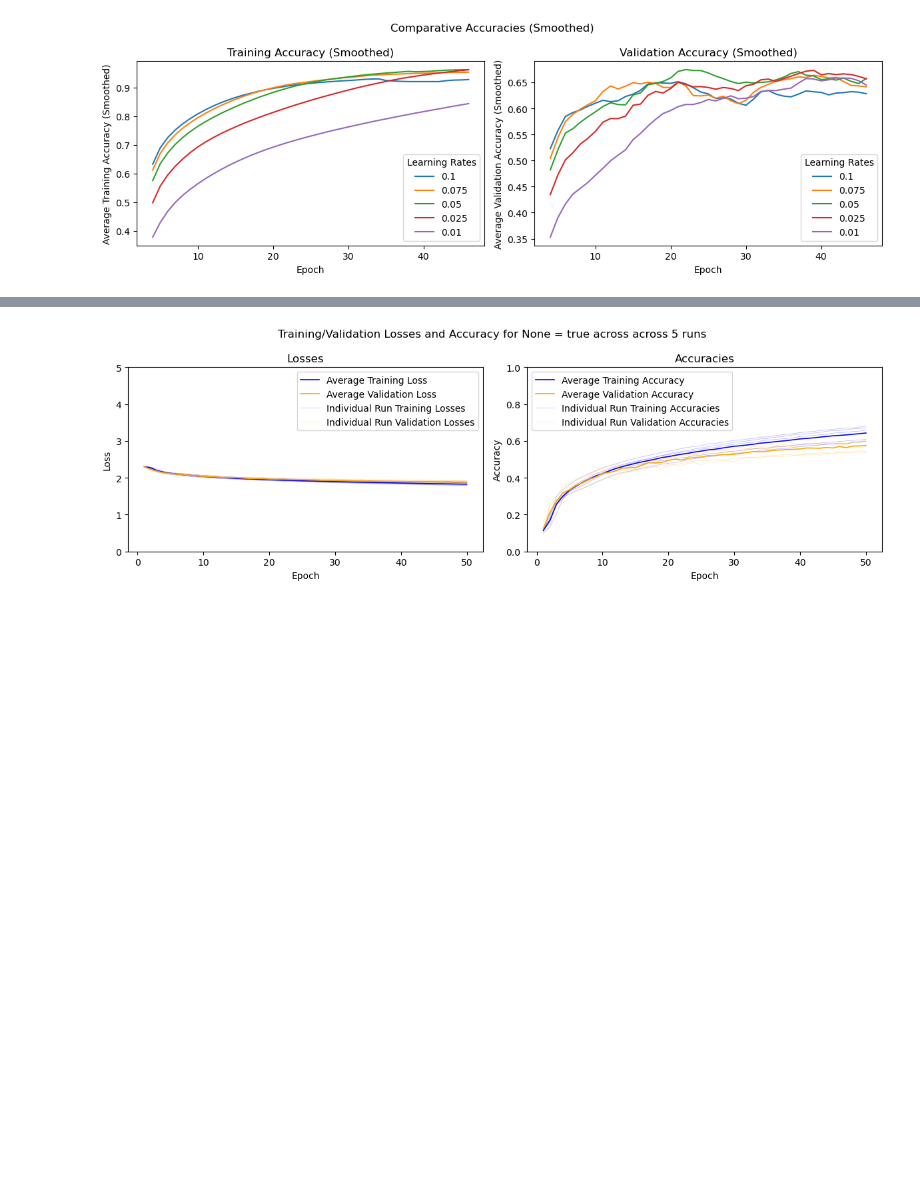
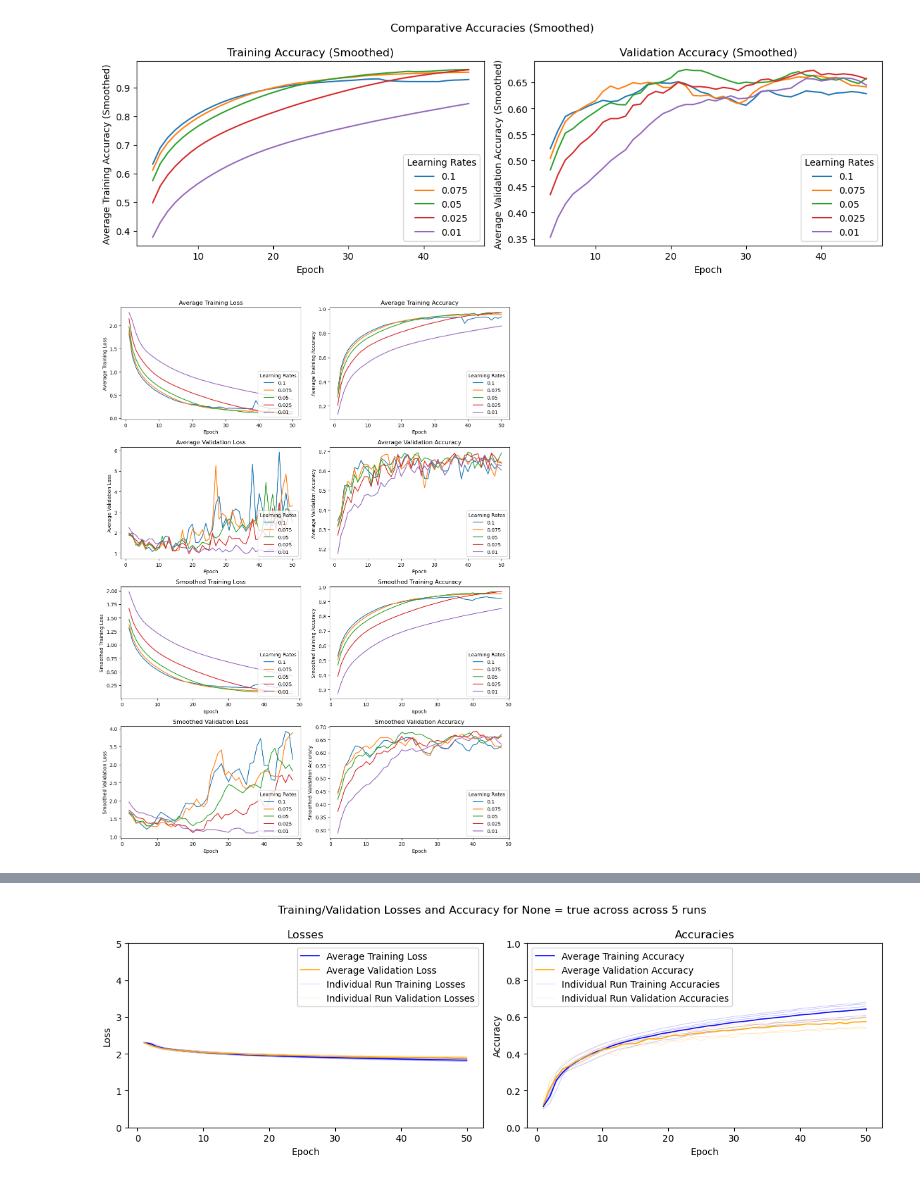
Before and after one commit to raymondfdavey/MSc_2024_NN_ASSESSMENT, a Jupyter notebook: plotting_for_figures.ipynb, the cells around one changed output, grey strips where cells are left out. Saved outputs shown, nothing was run; the diff lists cells and outputs as text; code cells hidden in the pictures; blank space fills up the shorter version.

```diff
--- a/plotting_for_figures.ipynb
+++ b/plotting_for_figures.ipynb
@@ -12,3 +12,94 @@ plot_performance_comparison_from_file(lr_data, enforce_axis=False, smooth_window
 [figure]
 [figure]
 [figure]
+# %%
+import matplotlib.pyplot as plt
+import json
+import numpy as np
+def plot_metrics(ax, results, learning_rates, num_epochs, metric_key, title, smoothed=False, smooth_window=5):
+    for lr in learning_rates:
+        if smoothed:
+            metric = np.convolve(results[lr][metric_key], np.ones(smooth_window) / smooth_window, mode='valid')
+            ax.plot(range(smooth_window // 2, num_epochs - smooth_window // 2 + 1), metric, label=str(lr))
+        else:
+            ax.plot(range(1, num_epochs + 1), results[lr][metric_key], label=str(lr))
+    ax.set_xlabel('Epoch')
+    ax.set_ylabel(title)
+    ax.set_title(title)
+    ax.legend(title='Learning Rates', loc='lower right')
+
+def plot_comparative_metrics(results, learning_rates, num_epochs, fig_title, train_key, val_key, enforce_axis=False, smoothed=False, smooth_window=5):
+    fig, (ax_train, ax_val) = plt.subplots(1, 2, figsize=(12, 4))
+    fig.suptitle(fig_title, fontsize=12)
+
+    plot_metrics(ax_train, results, learning_rates, num_epochs, train_key, f'Training {fig_title}', smoothed, smooth_window)
+    plot_metrics(ax_val, results, learning_rates, num_epochs, val_key, f'Validation {fig_title}', smoothed, smooth_window)
+
+    if enforce_axis:
+        ax_train.set_ylim(0, 1)
+        ax_val.set_ylim(0, 1)
+
+    plt.tight_layout()
+    plt.show()
+
+def plot_performance_comparison_from_file(path_to_load, enforce_axis=False, smooth_window=5):
+    with open(path_to_load, 'r') as file:
+        results = json.load(file)
+    learning_rates = list(results.keys())
+    num_epochs = len(results[learning_rates[0]]['av_train_losses'])
+
+    fig_size = (12, 16)
+    fig, ((ax_train_loss, ax_train_acc), (ax_val_loss, ax_val_acc),
+          (ax_train_loss_smoothed, ax_train_acc_smoothed),
+          (ax_val_loss_smoothed, ax_val_acc_smoothed)) = plt.subplots(4, 2, figsize=fig_size)
+
+    plot_metrics(ax_train_loss, results, learning_rates, num_epochs, 'av_train_losses', 'Average Training Loss')
+    plot_metrics(ax_train_acc, results, learning_rates, num_epochs, 'av_train_acc', 'Average Training Accuracy')
+    plot_metrics(ax_val_loss, results, learning_rates, num_epochs, 'av_val_losses', 'Average Validation Loss')
+    plot_metrics(ax_val_acc, results, learning_rates, num_epochs, 'av_val_acc', 'Average Validation Accuracy')
+    plot_metrics(ax_train_loss_smoothed, results, learning_rates, num_epochs, 'av_train_losses', 'Smoothed Training Loss', smoothed=True, smooth_window=smooth_window)
+    plot_metrics(ax_train_acc_smoothed, results, learning_rates, num_epochs, 'av_train_acc', 'Smoothed Training Accuracy', smoothed=True, smooth_window=smooth_window)
+    plot_metrics(ax_val_loss_smoothed, results, learning_rates, num_epochs, 'av_val_losses', 'Smoothed Validation Loss', smoothed=True, smooth_window=smooth_window)
+    plot_metrics(ax_val_acc_smoothed, results, learning_rates, num_epochs, 'av_val_acc', 'Smoothed Validation Accuracy', smoothed=True, smooth_window=smooth_window)
+
+    if enforce_axis:
+        for ax in [ax_val_acc, ax_val_loss, ax_train_acc, ax_train_loss,
+                   ax_val_acc_smoothed, ax_val_loss_smoothed, ax_train_acc_smoothed, ax_train_loss_smoothed]:
+            ax.set_ylim(0, 5) if 'Loss' in ax.get_ylabel() else ax.set_ylim(0, 1)
+
+    plt.tight_layout()
+    plt.show()
+
+    if len(learning_rates) > 2:
+        plot_comparative_metrics(results, learning_rates, num_epochs, 'Comparative Accuracies', 'av_train_acc', 'av_val_acc', enforce_axis)
+        plot_comparative_metrics(results, learning_rates, num_epochs, 'Comparative Accuracies (Smoothed)', 'av_train_acc', 'av_val_acc', enforce_axis, smoothed=True, smooth_window=smooth_window)
+    elif len(learning_rates) == 2:
+        fig_acc_two, ax_acc_two = plt.subplots(figsize=(6, 4))
+        fig_acc_two.suptitle('Comparative Accuracies', fontsize=12)
+
+        for lr in learning_rates:
+            ax_acc_two.plot(range(1, num_epochs + 1), results[lr]['av_val_acc'], label=f"Validation ({lr})", linestyle='-')
+            ax_acc_two.plot(range(1, num_epochs + 1), results[lr]['av_train_acc'], label=f"Training ({lr})", linestyle='--')
+
+        ax_acc_two.set_xlabel('Epoch')
+        ax_acc_two.set_ylabel('Accuracy')
+        ax_acc_two.set_title('Accuracy Comparison')
+        ax_acc_two.legend(loc='upper right')
+
+        if enforce_axis:
+            ax_acc_two.set_ylim(0, 1)
+
+        plt.tight_layout()
+        plt.show()
+
+        plot_comparative_metrics(results, learning_rates, num_epochs, 'Comparative Accuracies (Smoothed)', 'av_train_acc', 'av_val_acc', enforce_axis, smoothed=True, smooth_window=smooth_window)
+
+# Diff LR comparisons
+# lr_data = 'run_data\learning_rates\lr_data_50_epochs.json'
+lr_data = 'run_data/learning_rates/FINAL.json'
+
+# plot_all_models_performance_from_disk(lr_data, enforce_axis=True)
+plot_performance_comparison_from_file(lr_data, enforce_axis=False, smooth_window=4)
+# display_accuracy_heatmap(lr_data)
+# %% [output]
+[figure, added]
```
Also changed, not shown: parts of 1 cell of this notebook, 4 other files.
